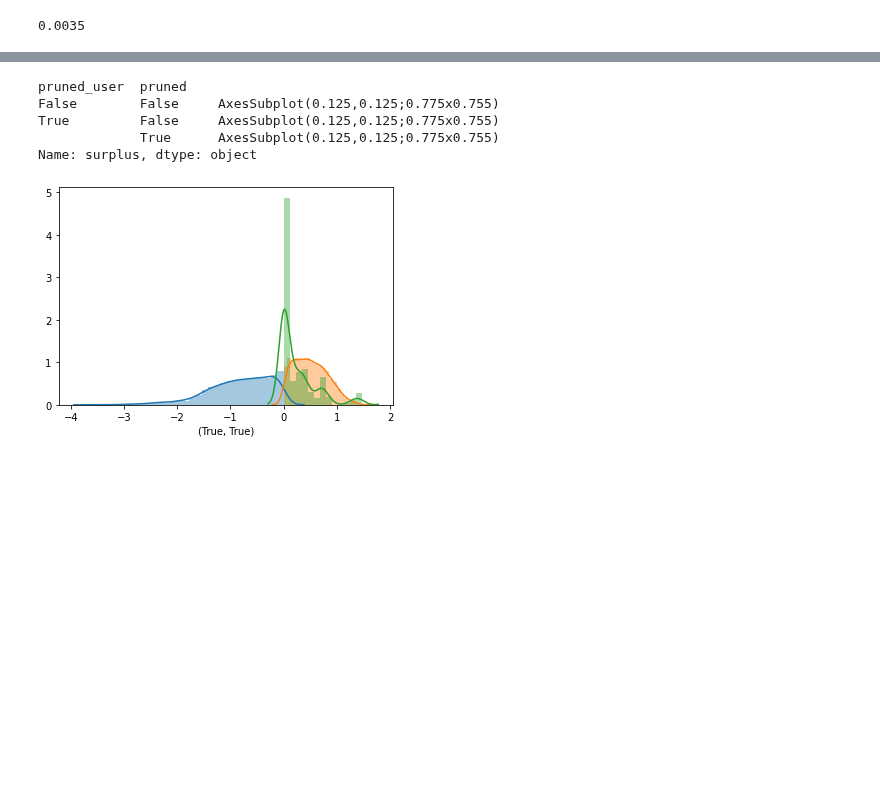
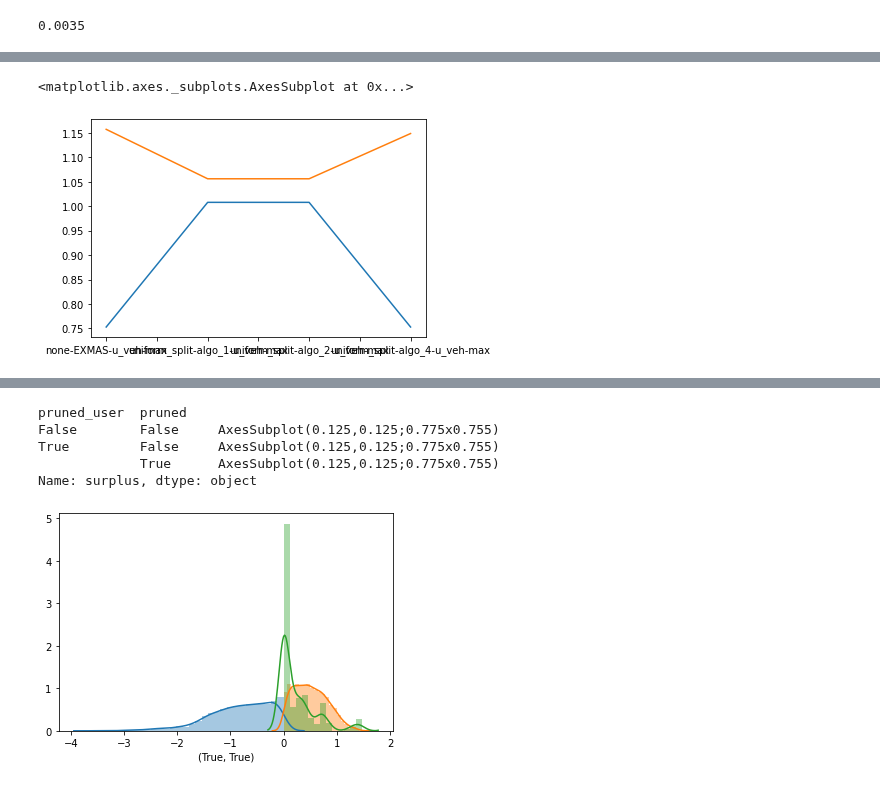
Before and after one commit to RafalKucharskiPK/ExMAS, a Jupyter notebook: ExMAS/spinoffs/game/pipeline.ipynb, the cells around one changed output, grey strips where cells are left out. Saved outputs shown, nothing was run; the diff lists cells and outputs as text; code cells hidden in the pictures; blank space fills up the shorter version.

```diff
--- a/ExMAS/spinoffs/game/pipeline.ipynb
+++ b/ExMAS/spinoffs/game/pipeline.ipynb
@@ -60,4 +57,4 @@ inData.sblts.rides.groupby('kind').size().plot(kind='bar')
 # %%
 from ExMAS.main import init_log
-params.logger_level = 'INFO'
+params.logger_level = 'WARNING'
 inData.logger = init_log(params)
@@ -147,0 +323,4 @@ params.sharing_penalty_multiplier = 0 # fixed penalty (EUR) per
+# %%
+from ExMAS.main import init_log
+params.logger_level = 'INFO'
+inData.logger = init_log(params)
@@ -147,0 +374,27 @@ params.sharing_penalty_multiplier = 0 # fixed penalty (EUR) per
+# %%
+ret_veh = dict()
+for col in inData.sblts.results_rides.columns:
+    if '-' in col:
+        ret_veh[col] = inData.sblts.results_rides[inData.sblts.results_rides[col]==True][['u_veh','costs_veh']].sum()
+df = pd.DataFrame(ret_veh).T
+df['min_max'] = df.apply(lambda x: 'min' if 'min' in x.name else 'max', axis=1)
+df['obj'] = df.apply(lambda x: 'u_pax' if 'u_pax' in x.name else 'u_veh', axis=1)
+df['u_veh'] = df['u_veh']/df.mean()['u_veh']
+df['costs_veh'] = df['costs_veh']/df.mean()['costs_veh']
+ret= dict()
+for col in inData.sblts.results_rm.columns:
+    if '-' in col:
+        ret[col] = inData.sblts.results_rm[inData.sblts.results_rm[col]==1][['ttrav_sh','cost_user','degree']].sum()
+
+df2 = pd.DataFrame(ret).T
+#df2['min_max'] = df.apply(lambda x: 'min' if 'min' in x.name else 'max', axis=1)
+df2['ttrav_sh'] = df2['ttrav_sh']/df2.mean()['ttrav_sh']
+df2['cost_user'] = df2['cost_user']/df2.mean()['cost_user']
+df2['degree'] = df2['degree']/100
+df = pd.concat([df,df2],axis = 1)
+# %%
+df[(df.min_max=='min') & (df.obj == 'u_veh')].u_veh.plot()
+df[(df.min_max=='max') & (df.obj == 'u_veh')].u_veh.plot()
+# %% [output]
+<matplotlib.axes._subplots.AxesSubplot at 0x...>
+[figure, added]
```
Also changed, not shown: parts of 25 cells of this notebook, 2 other files.
